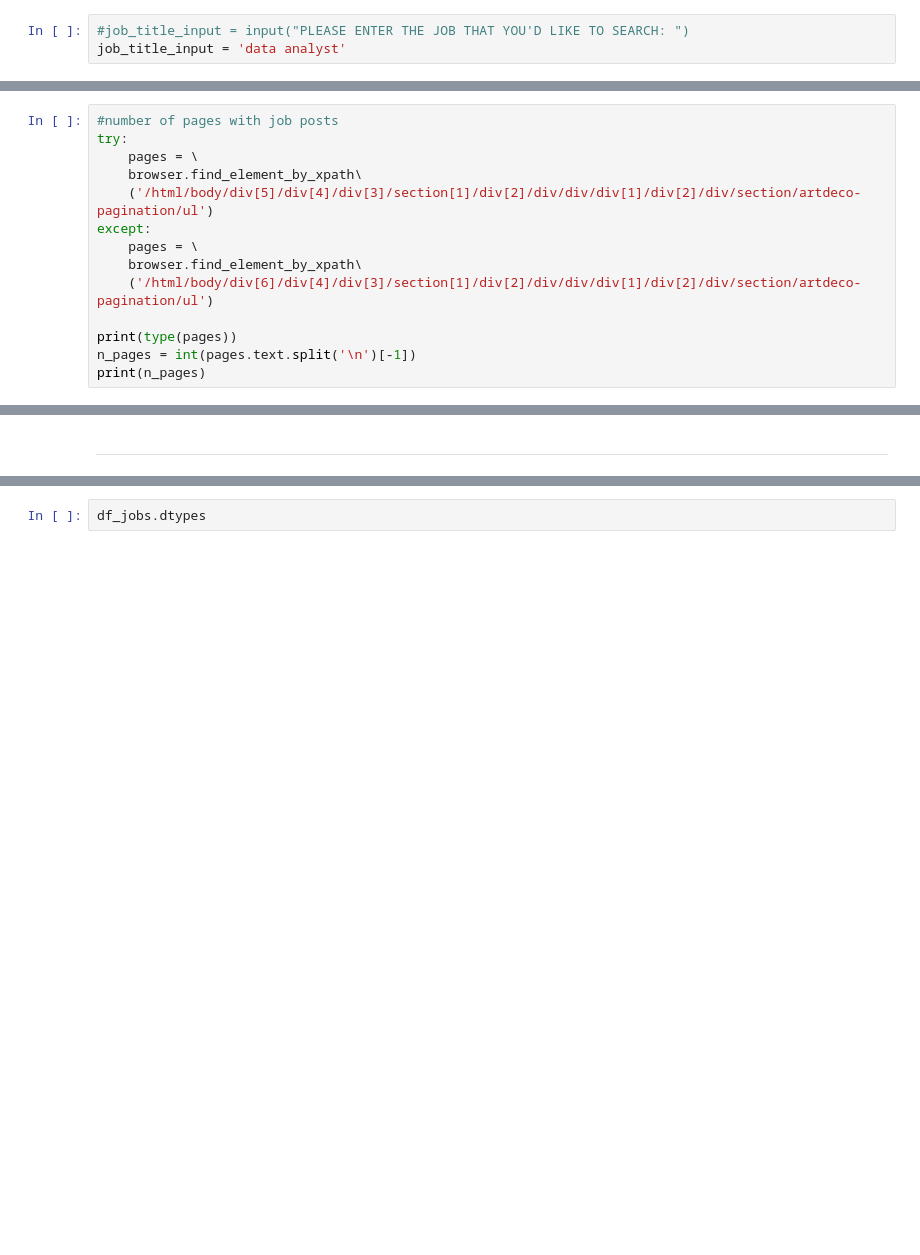
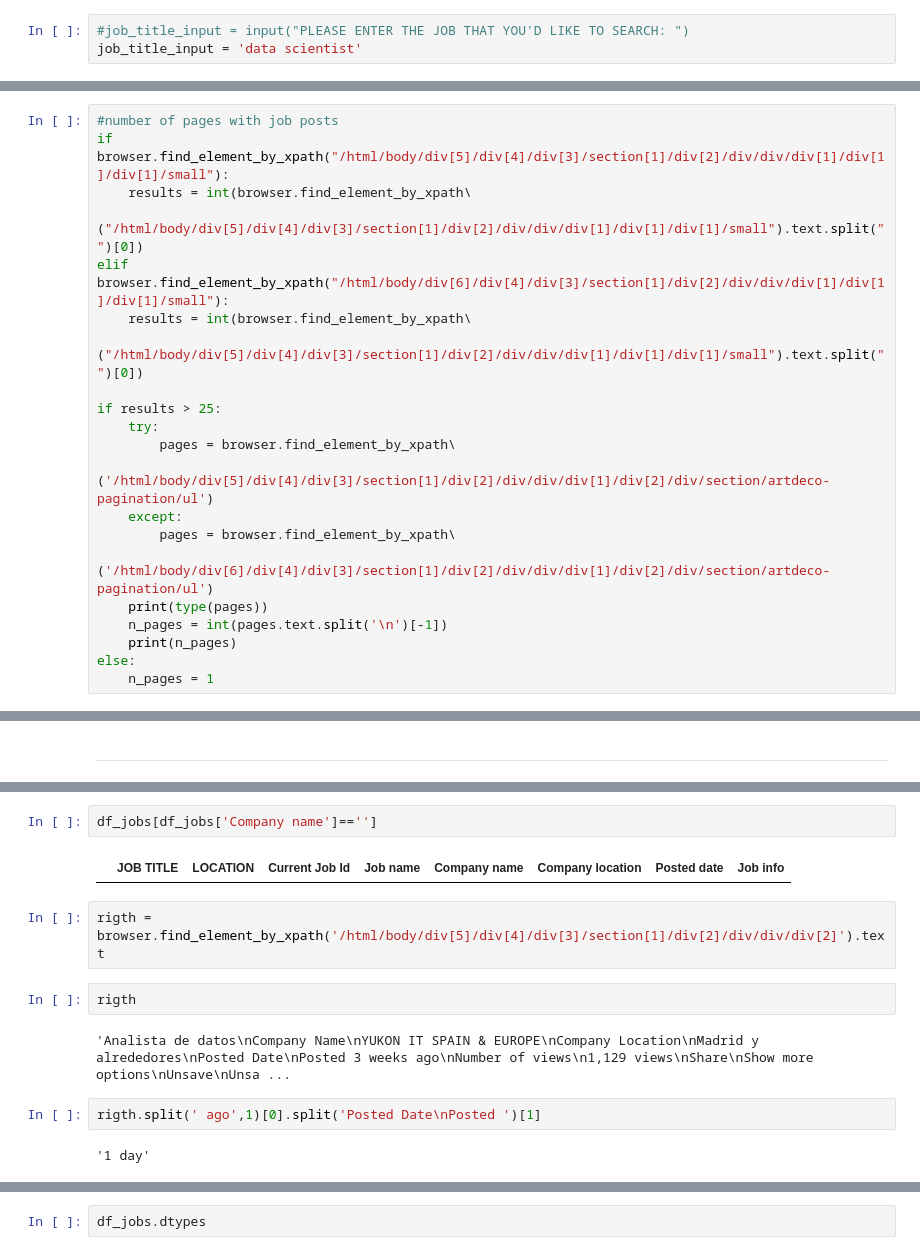
Before and after one commit to CristopherRL/Ironhack-Final_Project-Optimized_Job_Search_project, a Jupyter notebook: notebooks/1_Acquire.ipynb, the cells around one changed output, grey strips where cells are left out. Cells and saved outputs as stored; diff of their text form; blank space fills up the shorter version.

```diff
--- a/notebooks/1_Acquire.ipynb
+++ b/notebooks/1_Acquire.ipynb
@@ -4,7 +4,7 @@
 > ## SEARCH
 # %%
 #job_title_input = input("PLEASE ENTER THE JOB THAT YOU'D LIKE TO SEARCH: ")
-job_title_input = 'data analyst'
+job_title_input = 'data scientist'
 # %%
 #location_input = input("PLEASE ENTER THE LOCATION WHERE YOU'D LIKE TO SEARCH: ")
 location_input = 'berlin'
@@ -98,15 +104,22 @@ browser.current_url
 # %%
 #number of pages with job posts
-try:
-    pages = \
-    browser.find_element_by_xpath\
-    ('/html/body/div[5]/div[4]/div[3]/section[1]/div[2]/div/div/div[1]/div[2]/div/section/artdeco-pagination/ul')
-except:
-    pages = \
-    browser.find_element_by_xpath\
-    ('/html/body/div[6]/div[4]/div[3]/section[1]/div[2]/div/div/div[1]/div[2]/div/section/artdeco-pagination/ul')
+if   browser.find_element_by_xpath("/html/body/div[5]/div[4]/div[3]/section[1]/div[2]/div/div/div[1]/div[1]/div[1]/small"):
+    results = int(browser.find_element_by_xpath\
+    ("/html/body/div[5]/div[4]/div[3]/section[1]/div[2]/div/div/div[1]/div[1]/div[1]/small").text.split(" ")[0])
+elif browser.find_element_by_xpath("/html/body/div[6]/div[4]/div[3]/section[1]/div[2]/div/div/div[1]/div[1]/div[1]/small"):
+    results = int(browser.find_element_by_xpath\
+    ("/html/body/div[5]/div[4]/div[3]/section[1]/div[2]/div/div/div[1]/div[1]/div[1]/small").text.split(" ")[0])
 
-print(type(pages))
-n_pages = int(pages.text.split('\n')[-1])
-print(n_pages)
+if results > 25:
+    try:
+        pages = browser.find_element_by_xpath\
+        ('/html/body/div[5]/div[4]/div[3]/section[1]/div[2]/div/div/div[1]/div[2]/div/section/artdeco-pagination/ul')
+    except:
+        pages = browser.find_element_by_xpath\
+        ('/html/body/div[6]/div[4]/div[3]/section[1]/div[2]/div/div/div[1]/div[2]/div/section/artdeco-pagination/ul')
+    print(type(pages))
+    n_pages = int(pages.text.split('\n')[-1])
+    print(n_pages)
+else:
+    n_pages = 1
 # %% [output]
@@ -242,0 +368,14 @@ df_jobs.head(5)
+# %%
+df_jobs[df_jobs['Company name']=='']
+# %% [output]
+|  | JOB TITLE | LOCATION | Current Job Id | Job name | Company name | Company location | Posted date | Job info |
+# %%
+rigth = browser.find_element_by_xpath('/html/body/div[5]/div[4]/div[3]/section[1]/div[2]/div/div/div[2]').text
+# %%
+rigth
+# %% [output]
+'Analista de datos\nCompany Name\nYUKON IT SPAIN & EUROPE\nCompany Location\nMadrid y alrededores\nPosted Date\nPosted 3 weeks ago\nNumber of views\n1,129 views\nShare\nShow more options\nUnsave\nUnsa ...
+# %%
+rigth.split(' ago',1)[0].split('Posted Date\nPosted ')[1]
+# %% [output]
+'1 day'
```
Also changed, not shown: parts of 22 cells of this notebook.
